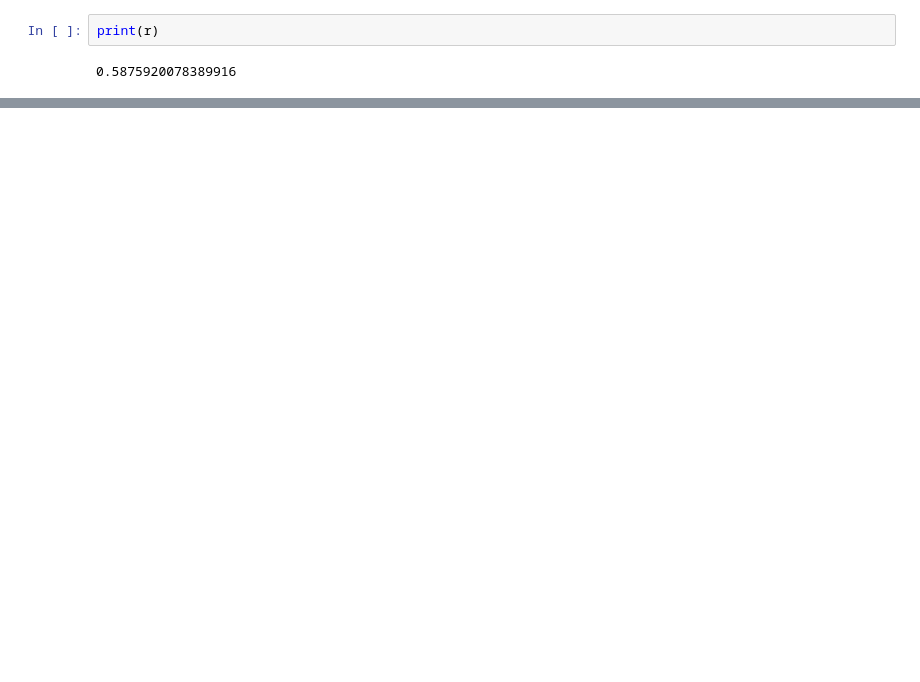
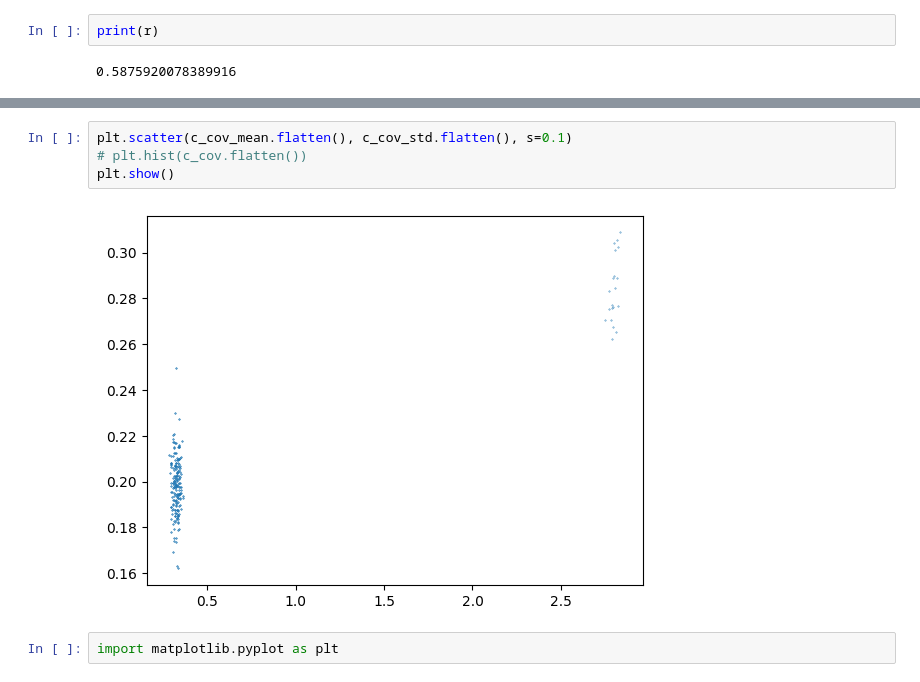
Before and after one commit to Coaster41/ConceptBottleneck, a Jupyter notebook: concept_loss_tests/normal_loss.ipynb, the cells around one changed output, grey strips where cells are left out. Drawn from its saved outputs; the diff is of its cells as text; blank space fills up the shorter version.

```diff
--- a/concept_loss_tests/normal_loss.ipynb
+++ b/concept_loss_tests/normal_loss.ipynb
@@ -231,0 +473,8 @@ print(r)
+# %%
+plt.scatter(c_cov_mean.flatten(), c_cov_std.flatten(), s=0.1)
+# plt.hist(c_cov.flatten())
+plt.show()
+# %% [output]
+[figure, added]
+# %%
+import matplotlib.pyplot as plt
```
Also changed, not shown: parts of 15 cells of this notebook, 1 other file.
